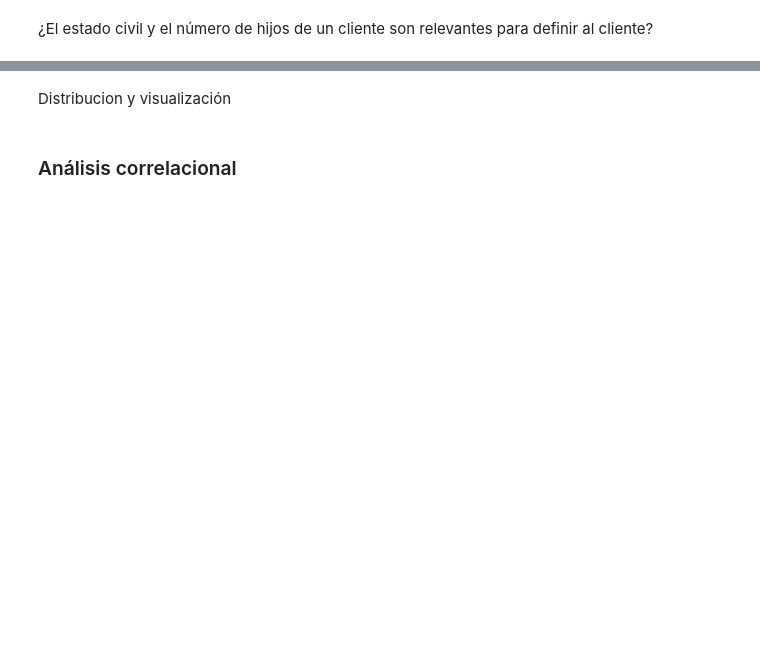
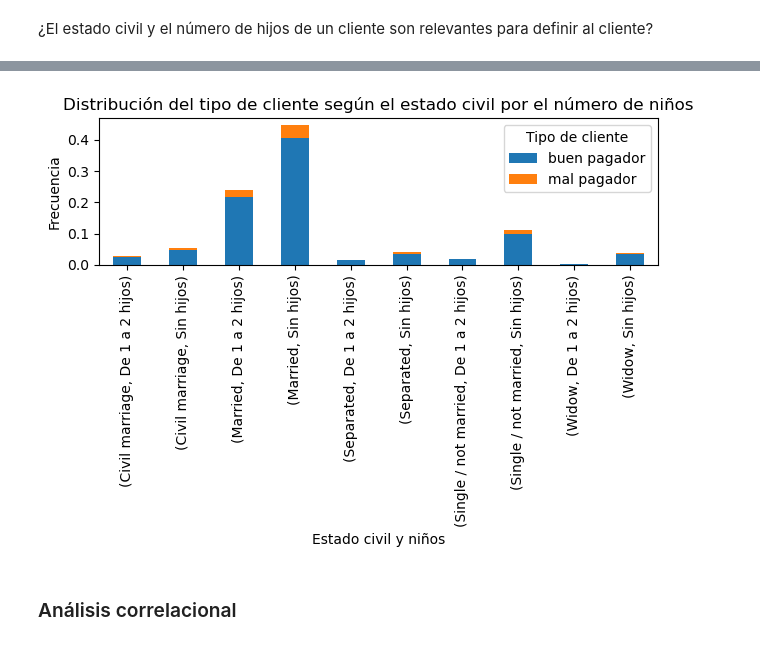
Before and after one commit to ajalca/cbe_customer_classification, a Jupyter notebook: VISA - Grupo 5.ipynb, the cells around one changed output, grey strips where cells are left out. Cells and saved outputs as stored; diff of their text form; code cells hidden in the pictures; blank space fills up the shorter version.

```diff
--- a/VISA - Grupo 5.ipynb
+++ b/VISA - Grupo 5.ipynb
@@ -474,0 +580,2 @@ clientes_df['GENERACION'].value_counts()
+# %%
+clientes_df = clientes_df.apply(reemplazar_nulos)
@@ -475,3 +602,13 @@ clientes_df['GENERACION'].value_counts()
+# %%
+def categoria_hijos(nino):
+    if nino == 0:
+        return "Sin hijos"
+    elif nino >= 1 or nino < 3:
+        return "De 1 a 2 hijos"
+    else:
+        return "Familia numerosa"
+
+clientes_df["CAT_HIJOS"] = clientes_df["N_NINOS"].apply(categoria_hijos)
 # %% [markdown]
 ### Análisis descriptivo
 # %%
@@ -520,2 +716,0 @@ plt.show()
-# %%
-clientes_df["INGRESO_MENSUAL"] = clientes_df['INGRESO_ANUAL']/12
@@ -549,4 +819,4 @@ tabla_ordenada_filas_ect
 # %%
-tabla_contingencia_c = pd.crosstab([clientes_df['ESTADO_CIVIL'], clientes_df['N_NINOS']], clientes_df['TIPO_CLIENTE'], normalize=True)
+tabla_contingencia_c = pd.crosstab([clientes_df['ESTADO_CIVIL'], clientes_df['CAT_HIJOS']], clientes_df['TIPO_CLIENTE'], normalize=True)
 tabla_ordenada_filas_c = tabla_contingencia_c.sort_values(by='buen pagador', ascending=False)
 tabla_ordenada_filas_c
@@ -553,10 +836,12 @@ tabla_ordenada_filas_c
 # %%
 # Gráfico de barras apiladas
 tabla_contingencia_c.plot(kind='bar', stacked=True)
 plt.title('Distribución del tipo de cliente según el estado civil por el número de niños')
 plt.xlabel('Estado civil y niños')
 plt.ylabel('Frecuencia')
 plt.legend(title='Tipo de cliente')
-plt.xticks(rotation=45)
+plt.xticks(rotation=90)
 plt.tight_layout()
 plt.show()
+# %% [output]
+[figure, added]
@@ -569,2 +847,0 @@ plt.show()
-# %% [markdown]
-Distribucion y visualización
```
Also changed, not shown: parts of 85 cells of this notebook.
